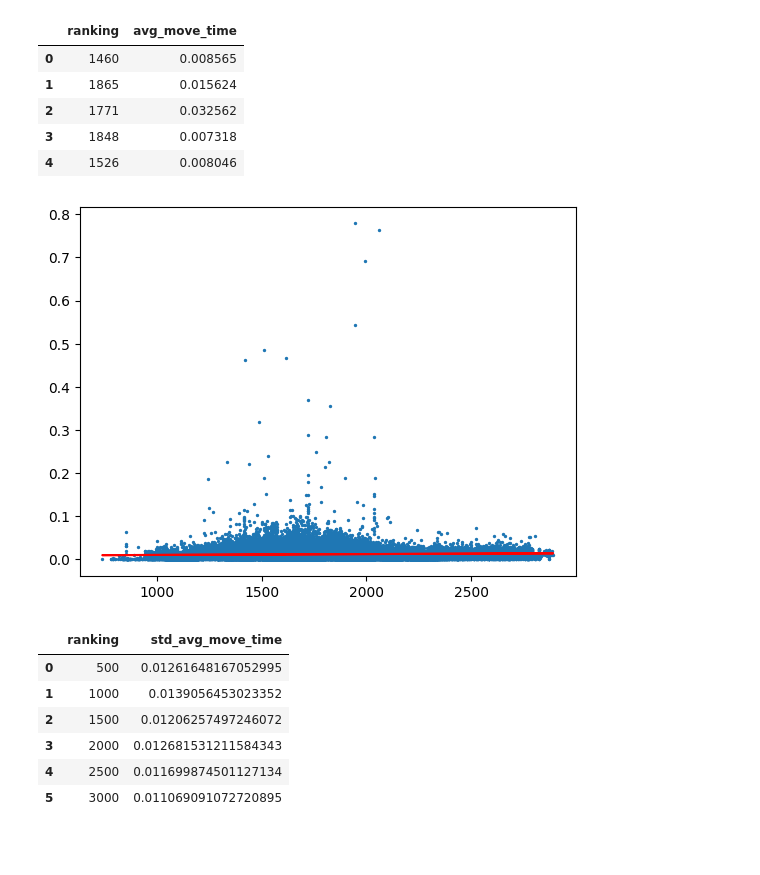
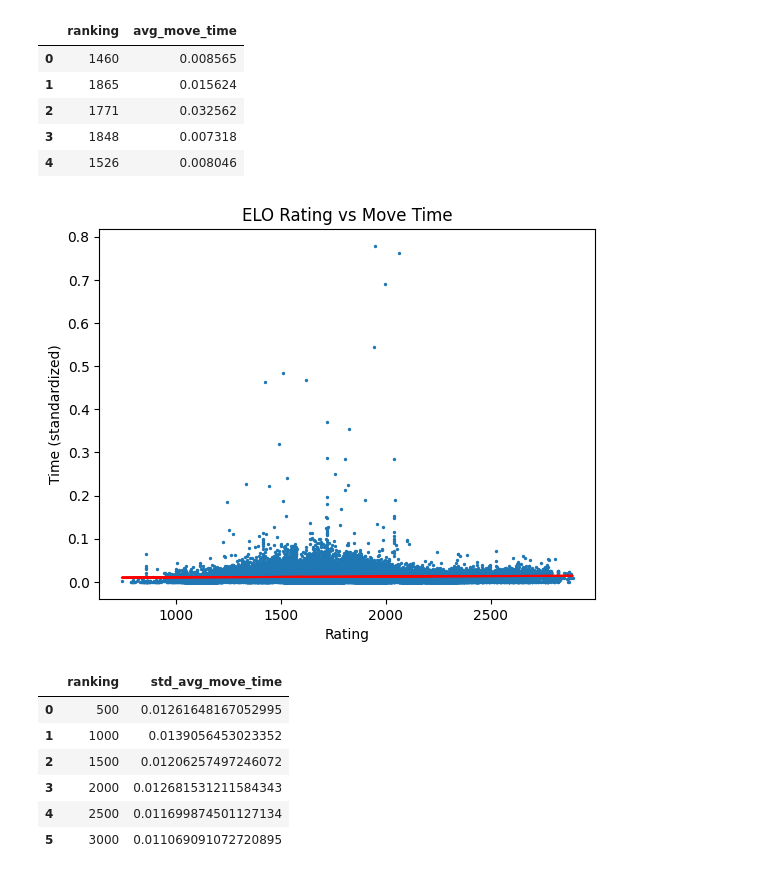
Before and after one commit to JacobIsley/435TermProject, a Jupyter notebook: Models.ipynb, the cells around one changed output. Saved outputs shown, nothing was run; the diff lists cells and outputs as text; code cells hidden in the pictures; blank space fills up the shorter version.

```diff
--- a/Models.ipynb
+++ b/Models.ipynb
@@ -19,19 +19,22 @@ avg_move_df.head()
 # %%
 def line(x):
   return slope * x + intercept
 
 x_avg_move = avg_move_df["ranking"]
 y_avg_move = avg_move_df["avg_move_time"]
 
 slope, intercept, r, p, std_err = stats.linregress(x_avg_move, y_avg_move)
 
 avg_move_model = list(map(line, x_avg_move))
 
 plt.scatter(x_avg_move, y_avg_move, s=2)
 plt.plot(x_avg_move, avg_move_model, color="red")
+plt.title("ELO Rating vs Move Time")
+plt.xlabel("Rating")
+plt.ylabel("Time (standardized)")
 plt.show()
 # %% [output]
-[figure, old version]
+[figure, new version]
 # %%
 move_table = []
 for i in [500, 1000, 1500, 2000, 2500, 3000]:
```
Also changed, not shown: parts of 1 cell of this notebook.
